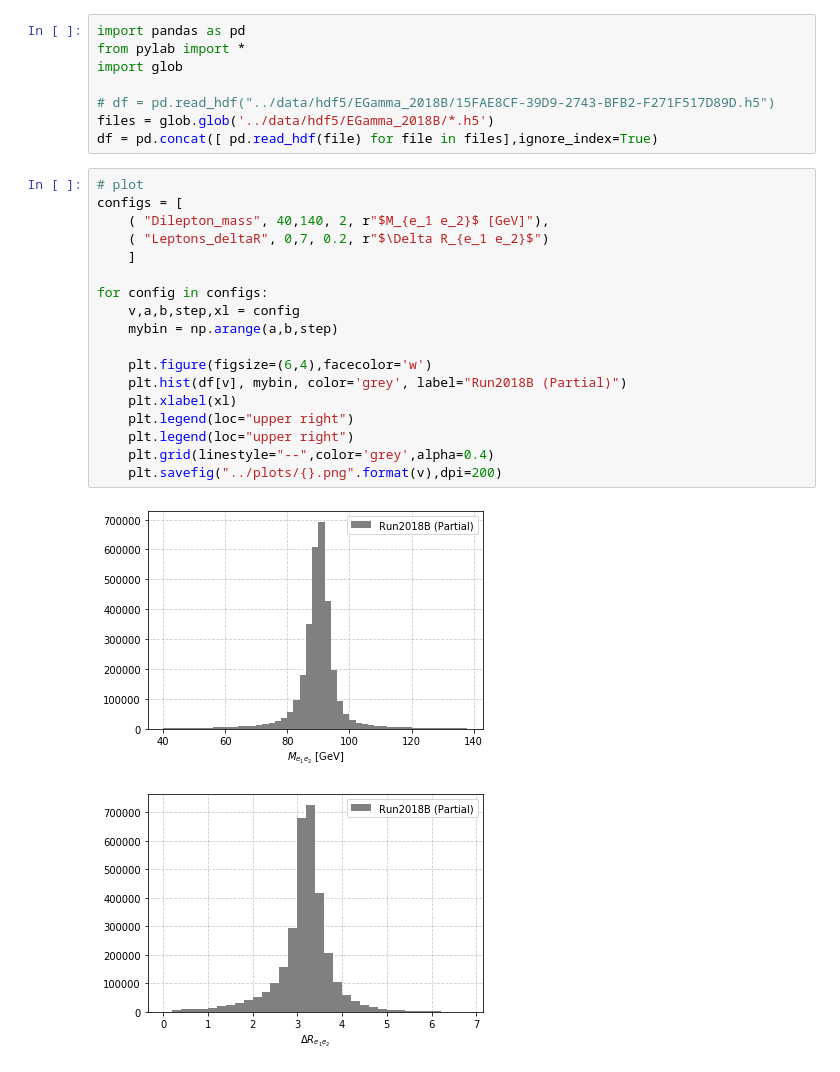
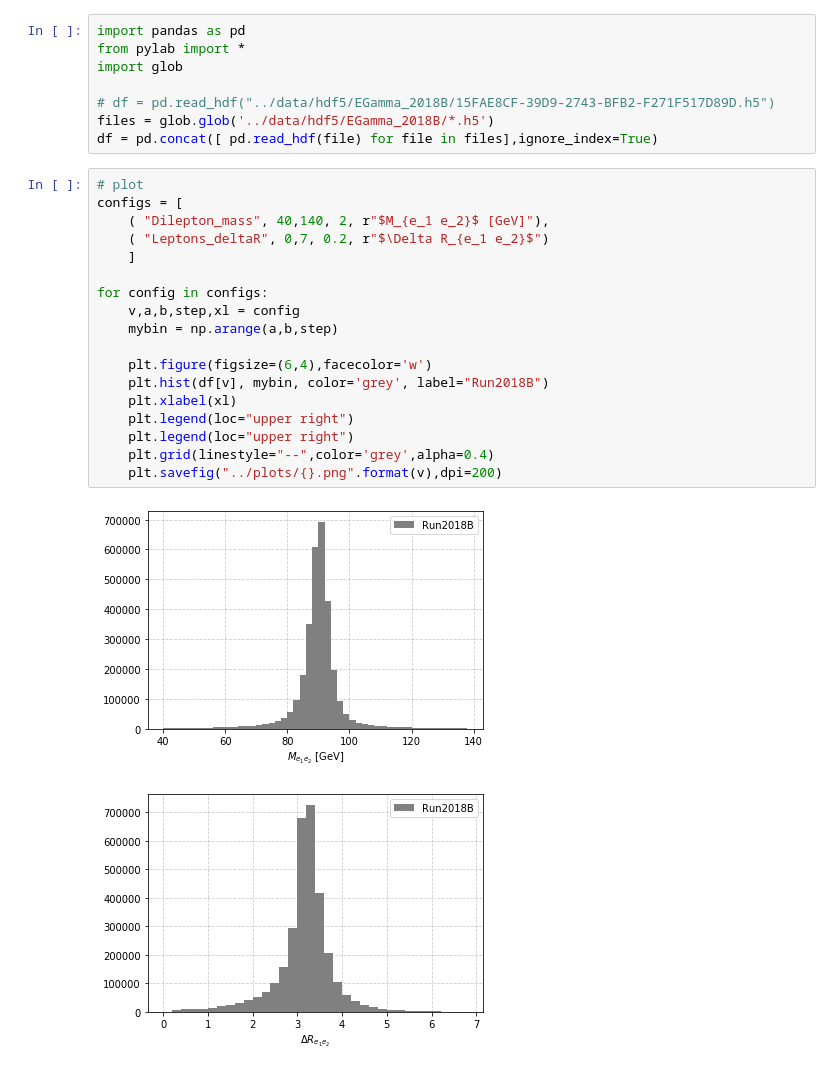
Before and after one commit to ZihengChen/NanoBLT, a Jupyter notebook: notebooks/Dataframe_plot.ipynb, the cells around one changed output. Drawn from its saved outputs; the diff is of its cells as text.

Commit message:
update plots

```diff
--- a/notebooks/Dataframe_plot.ipynb
+++ b/notebooks/Dataframe_plot.ipynb
@@ -9,21 +9,21 @@ df = pd.concat([ pd.read_hdf(file) for file in files],ignore_index=True)
 # %%
 # plot
 configs = [
     ( "Dilepton_mass", 40,140, 2, r"$M_{e_1 e_2}$ [GeV]"),
     ( "Leptons_deltaR", 0,7, 0.2, r"$\Delta R_{e_1 e_2}$")
     ]
 
 for config in configs:
     v,a,b,step,xl = config
     mybin = np.arange(a,b,step)
 
     plt.figure(figsize=(6,4),facecolor='w')
-    plt.hist(df[v], mybin, color='grey', label="Run2018B (Partial)")
+    plt.hist(df[v], mybin, color='grey', label="Run2018B")
     plt.xlabel(xl)
     plt.legend(loc="upper right")
     plt.legend(loc="upper right")
     plt.grid(linestyle="--",color='grey',alpha=0.4)
     plt.savefig("../plots/{}.png".format(v),dpi=200)
 # %% [output]
-[figure, old version]
+[figure, new version]
-[figure, old version]
+[figure, new version]
```
Also changed, not shown: 2 other files.
